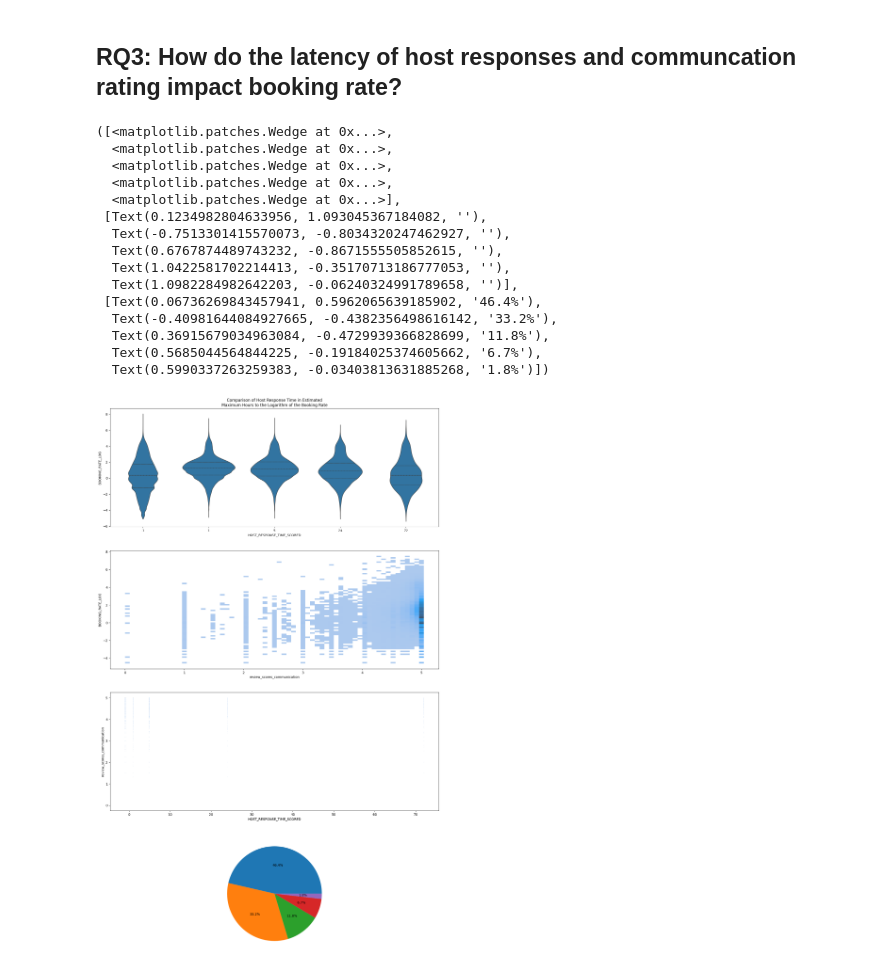
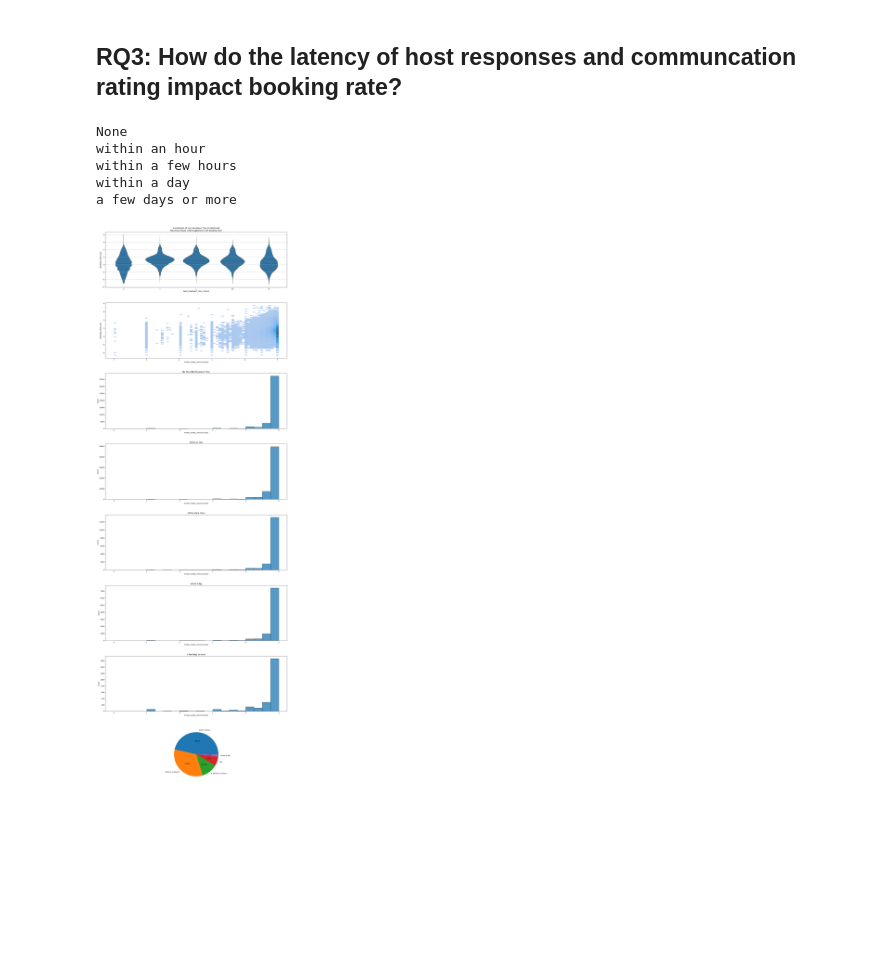
Before and after one commit to Hackyeahh/CISC-351-Group-10, a Jupyter notebook: data-processing.ipynb, the cells around one changed output. Saved outputs shown, nothing was run; the diff lists cells and outputs as text; code cells hidden in the pictures; blank space fills up the shorter version.

```diff
--- a/data-processing.ipynb
+++ b/data-processing.ipynb
@@ -368,0 +530,9 @@ independent_vars = [
+# %%
+# After sampling the listing IDs
+print(f"Number of sampled listings: {len(random_sample_listings)}")
+
+# Apply the function to each group of listing reviews
+sampled_reviews = reviews_for_sampled_listings.groupby('listing_id').apply(sample_20_reviews).reset_index(drop=True)
+
+# Print the number of reviews that will be used moving forward
+print(f"Total number of reviews moving forward: {len(sampled_reviews)}")
@@ -397,32 +628,51 @@ def map_response_time(response_catagory):
 
 rq3['HOST_RESPONSE_TIME_SCORED'] = rq3['host_response_time'].apply(map_response_time)
 # %%
-fig, ax = plt.subplots(4, 1, figsize=(18, 30))
+fig, ax = plt.subplots(8, 1, figsize=(18, 50))
 
 sns.violinplot(rq3, ax=ax[0], x='HOST_RESPONSE_TIME_SCORED', y='BOOKING_RATE_LOG', inner='quart')
 ax[0].set_title('Comparison of Host Response Time in Estimated\nMaximum Hours to the Logarithm of the Booking Rate')
+ax[0].grid(axis='y')
+
 
 sns.histplot(rq3, ax=ax[1], x='review_scores_communication', y='BOOKING_RATE_LOG', binwidth=(0.08, 0.16))
 
+categories = [None, 'within an hour', 'within a few hours', 'within a day', 'a few days or more']
+for i,category in enumerate(categories):
+    print(category)
+    subset_rq3 = rq3[rq3['HOST_RESPONSE_TIME_SCORED'] == map_response_time(category)]
 
-sns.histplot(rq3, ax=ax[2], x='HOST_RESPONSE_TIME_SCORED', y='review_scores_communication')
+    sns.histplot(subset_rq3, ax=ax[2+i], x='review_scores_communication', bins=20, binrange=(0,5))
+    ax[2+i].set_title("No Recorded Response Time" if category is None else category)
+    # ax[2+i].set_yscale('log')
 
 response_counts = rq3['host_response_time'].value_counts(dropna=False)
-plt.pie(response_counts, autopct='%1.1f%%')
+plt.pie(response_counts, autopct='%1.1f%%', labels=rq3['host_response_time'].unique())
+
+# normalized_counts = rq3.groupby('host_response_time').size() / len(rq3)
+# sns.histplot(
+#     rq3,
+#     ax=ax[2+i], x='review_scores_communication',
+#     hue='host_response_time',
+#     # hue_order=normalized_counts.index,
+#     bins=10,
+#     binrange=(0,5),
+#     stat='count',
+#     multiple='dodge'
+
+# )
+# ax[2+i].set_title("test")
+# ax[2+i].set_yscale('log')
+
+# sns.histplot(rq3, ax=ax[7], x='HOST_RESPONSE_TIME_SCORED')
+# ax[7].set_title("Distribution of Host Response Times")
+
+
+fig.tight_layout(pad=5.0)
 # %% [output]
-([<matplotlib.patches.Wedge at 0x...>,
-  <matplotlib.patches.Wedge at 0x...>,
-  <matplotlib.patches.Wedge at 0x...>,
-  <matplotlib.patches.Wedge at 0x...>,
-  <matplotlib.patches.Wedge at 0x...>],
- [Text(0.1234982804633956, 1.093045367184082, ''),
-  Text(-0.7513301415570073, -0.8034320247462927, ''),
-  Text(0.6767874489743232, -0.8671555505852615, ''),
-  Text(1.0422581702214413, -0.35170713186777053, ''),
-  Text(1.0982284982642203, -0.06240324991789658, '')],
- [Text(0.06736269843457941, 0.5962065639185902, '46.4%'),
-  Text(-0.40981644084927665, -0.4382356498616142, '33.2%'),
-  Text(0.36915679034963084, -0.4729939366828699, '11.8%'),
-  Text(0.5685044564844225, -0.19184025374605662, '6.7%'),
-  Text(0.5990337263259383, -0.03403813631885268, '1.8%')])
+None
+within an hour
+within a few hours
+within a day
+a few days or more
-[figure, old version]
+[figure, new version]
```
Also changed, not shown: parts of 8 cells of this notebook, 1 other file.
